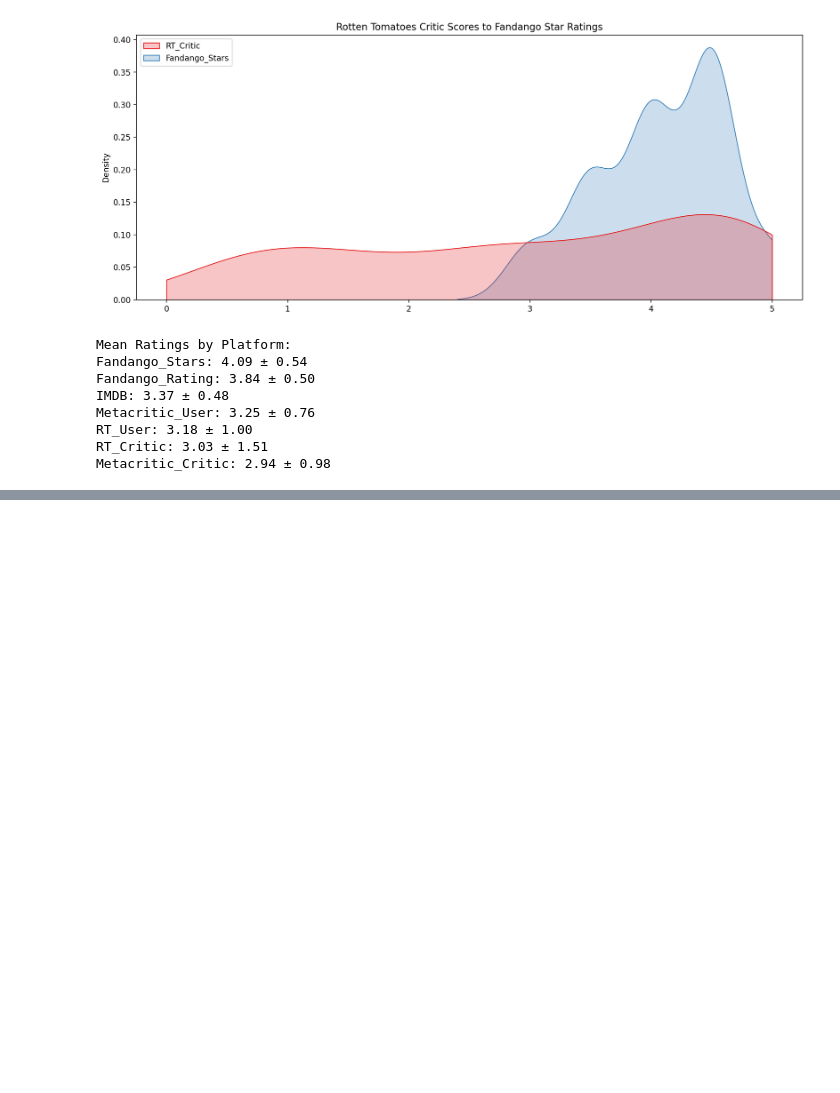
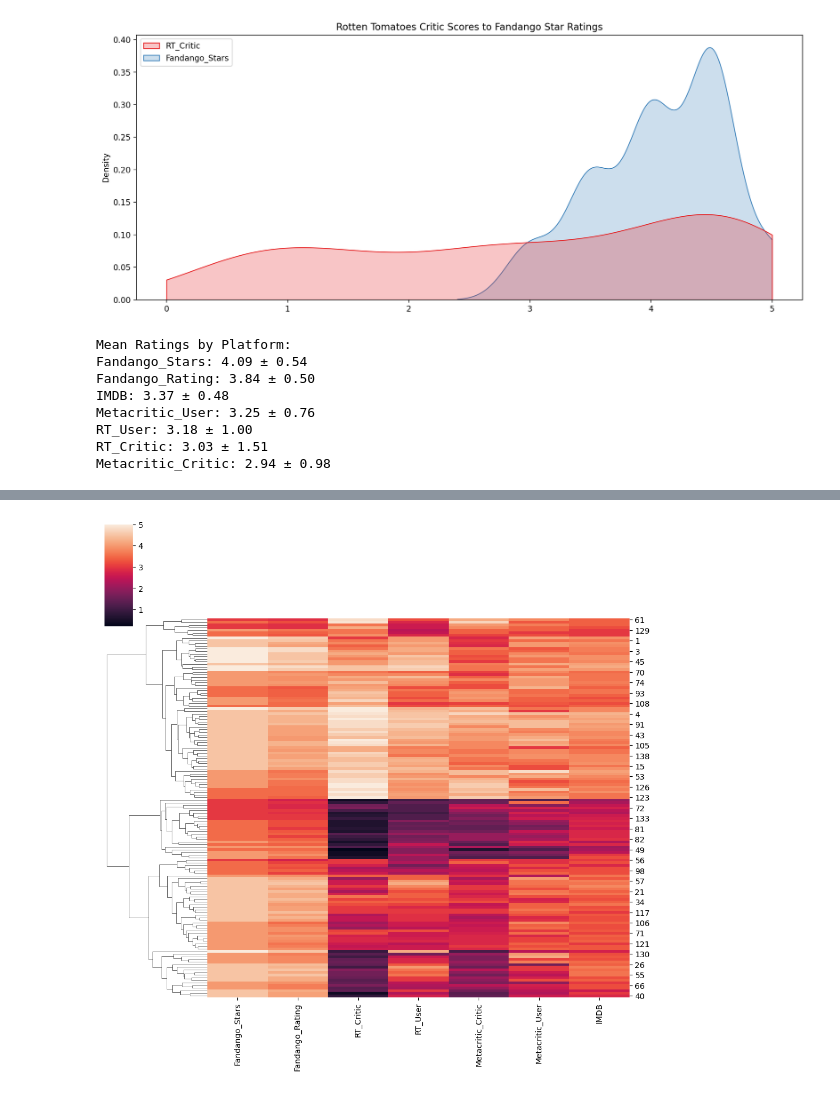
Before and after one commit to dr-ridwanoladipo/movie_metrics_dashboard, a Jupyter notebook: movie_ratings.ipynb, the cells around one changed output, grey strips where cells are left out. Saved outputs shown, nothing was run; the diff lists cells and outputs as text; code cells hidden in the pictures; blank space fills up the shorter version.

```diff
--- a/movie_ratings.ipynb
+++ b/movie_ratings.ipynb
@@ -512,0 +517,6 @@ Metacritic_Critic: 2.94 ± 0.98
+# %%
+# Clustermap visualization of all normalized scores with distinct groupings of high-rated and low-rated films
+sns.clustermap(normalized_ratings,col_cluster=False)
+plt.show()
+# %% [output]
+[figure, added]
```
Also changed, not shown: parts of 2 cells of this notebook.
